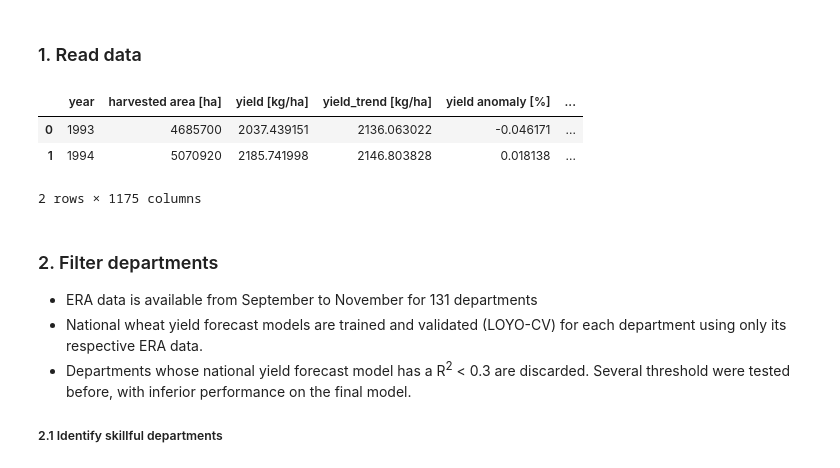
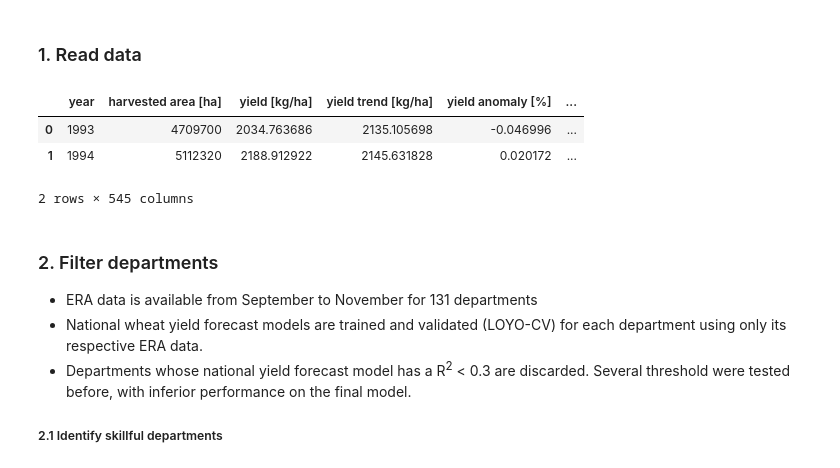
Before and after one commit to mzachow/wheat-yield-forecast-argentina, a Jupyter notebook: 3_yield_model_with_era.ipynb, the cells around one changed output. Saved outputs shown, nothing was run; the diff lists cells and outputs as text; code cells hidden in the pictures.

```diff
--- a/3_yield_model_with_era.ipynb
+++ b/3_yield_model_with_era.ipynb
@@ -24,14 +24,14 @@ The autoreload extension is already loaded. To reload it, use:
 # %% [markdown]
 ### 1. Read data
 # %%
-era_yield = (pd.read_csv("files/crop data/national_yield_detrended.csv")
+era_yield = (pd.read_csv("files/crop data/national_yield.csv")
              .merge(pd.read_csv("files/ERA/processed/era_basis_expansion_all_departments.csv"), on="year", how="right"))
 era_yield.head(2)
 # %% [output]
-|  | year | harvested area [ha] | yield [kg/ha] | yield_trend [kg/ha] | yield anomaly [%] | ... |
-| 0 | 1993 | 4685700 | 2037.439151 | 2136.063022 | -0.046171 | ... |
-| 1 | 1994 | 5070920 | 2185.741998 | 2146.803828 | 0.018138 | ... |
+|  | year | harvested area [ha] | yield [kg/ha] | yield trend [kg/ha] | yield anomaly [%] | ... |
+| 0 | 1993 | 4709700 | 2034.763686 | 2135.105698 | -0.046996 | ... |
+| 1 | 1994 | 5112320 | 2188.912922 | 2145.631828 | 0.020172 | ... |
-2 rows × 1175 columns
+2 rows × 545 columns
 # %% [markdown]
 ### 2. Filter departments
 
```
Also changed, not shown: parts of 8 cells of this notebook, 18 other files.
